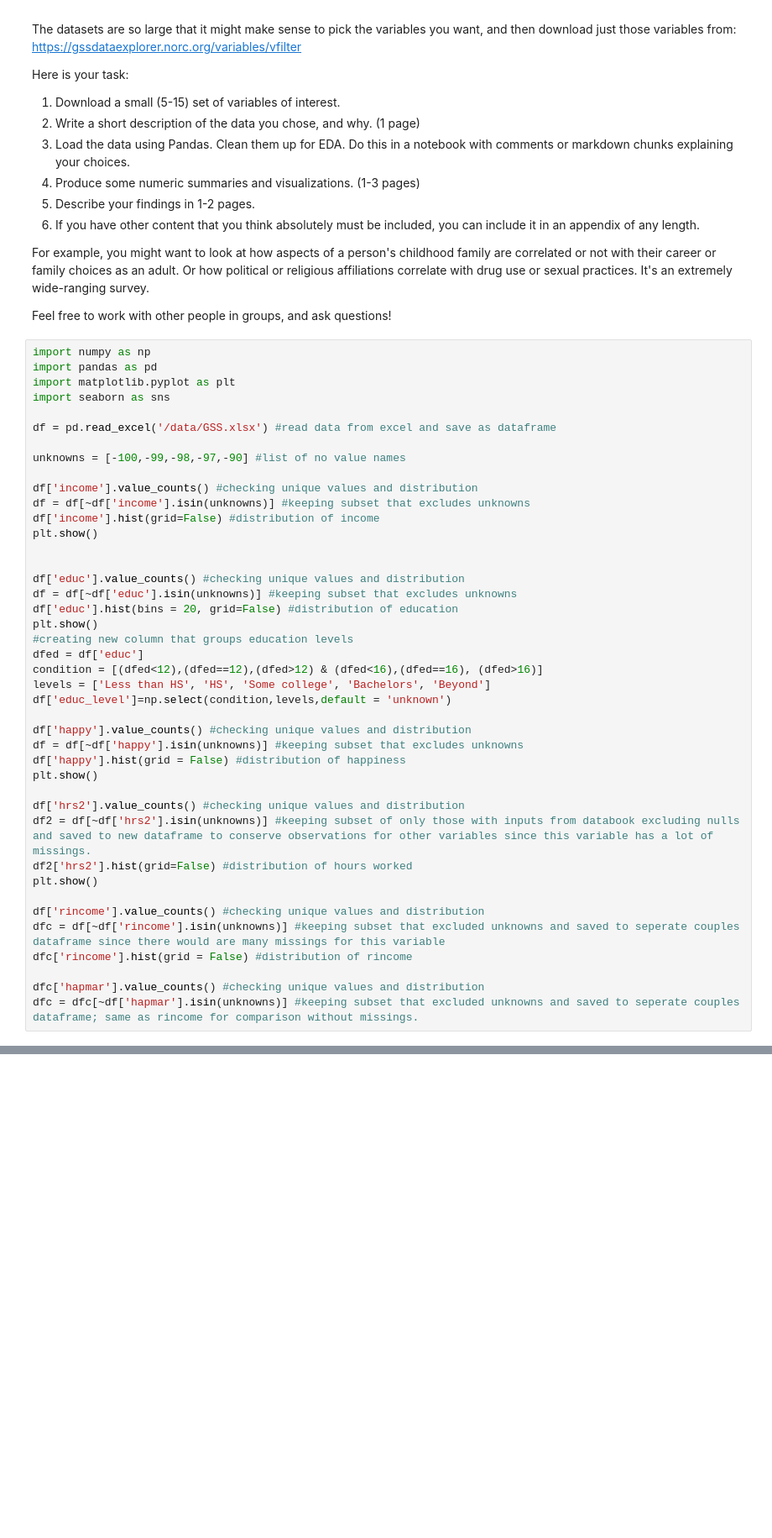
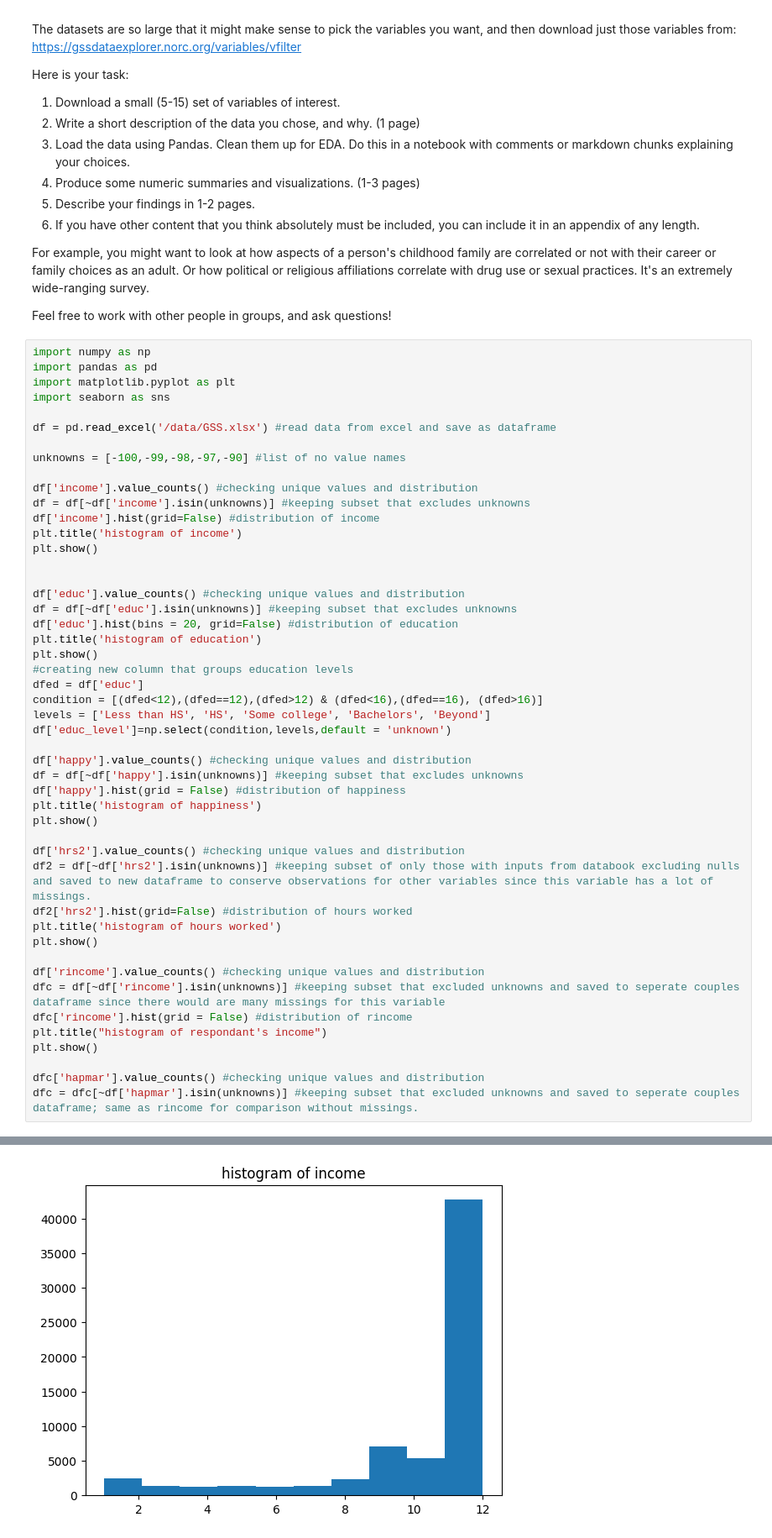
Before and after one commit to tgreg-stack/EDA, a Jupyter notebook: lab/extra_credit.ipynb, the cells around one changed output, grey strips where cells are left out. Shown at 84% size. Saved outputs shown, nothing was run; the diff lists cells and outputs as text; blank space fills up the shorter version.

```diff
--- a/lab/extra_credit.ipynb
+++ b/lab/extra_credit.ipynb
@@ -33,12 +33,14 @@ unknowns = [-100,-99,-98,-97,-90] #list of no value names
 df['income'].value_counts() #checking unique values and distribution
 df = df[~df['income'].isin(unknowns)] #keeping subset that excludes unknowns
 df['income'].hist(grid=False) #distribution of income
+plt.title('histogram of income')
 plt.show()
 
 
 df['educ'].value_counts() #checking unique values and distribution
 df = df[~df['educ'].isin(unknowns)] #keeping subset that excludes unknowns
 df['educ'].hist(bins = 20, grid=False) #distribution of education
+plt.title('histogram of education')
 plt.show()
 #creating new column that groups education levels
 dfed = df['educ']
@@ -49,16 +51,20 @@ df['educ_level']=np.select(condition,levels,default = 'unknown')
 df['happy'].value_counts() #checking unique values and distribution
 df = df[~df['happy'].isin(unknowns)] #keeping subset that excludes unknowns
 df['happy'].hist(grid = False) #distribution of happiness
+plt.title('histogram of happiness')
 plt.show()
 
 df['hrs2'].value_counts() #checking unique values and distribution
 df2 = df[~df['hrs2'].isin(unknowns)] #keeping subset of only those with inputs from databook excluding nulls and saved to new dataframe to conserve observations for other variables since this variable has a lot of missings.
 df2['hrs2'].hist(grid=False) #distribution of hours worked
+plt.title('histogram of hours worked')
 plt.show()
 
 df['rincome'].value_counts() #checking unique values and distribution
 dfc = df[~df['rincome'].isin(unknowns)] #keeping subset that excluded unknowns and saved to seperate couples dataframe since there would are many missings for this variable
 dfc['rincome'].hist(grid = False) #distribution of rincome
+plt.title("histogram of respondant's income")
+plt.show()
 
 dfc['hapmar'].value_counts() #checking unique values and distribution
 dfc = dfc[~df['hapmar'].isin(unknowns)] #keeping subset that excluded unknowns and saved to seperate couples dataframe; same as rincome for comparison without missings.
@@ -66,0 +72 @@ dfc = dfc[~df['hapmar'].isin(unknowns)] #keeping subset that excluded unknowns a
+[figure, added]
```
Also changed, not shown: parts of 1 cell of this notebook.
